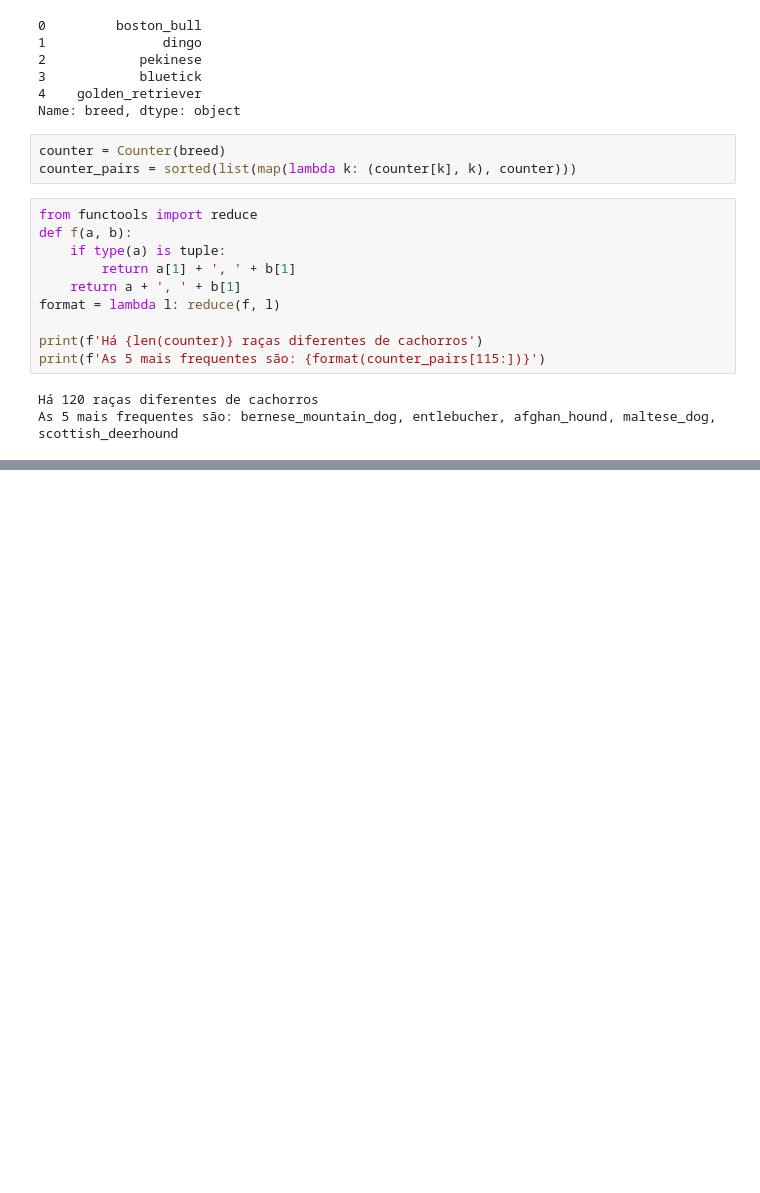
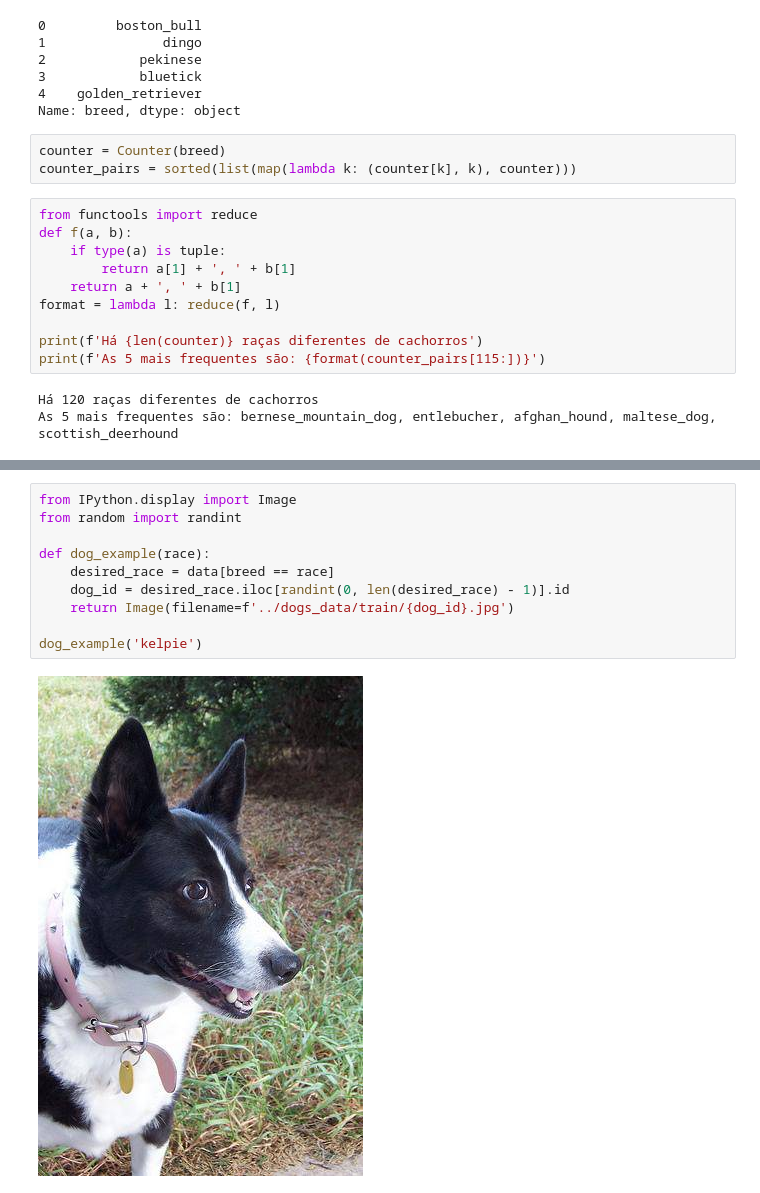
Before and after one commit to DiegoTakei/Dogs-Breed-Classification, a Jupyter notebook: DataAnalysis.ipynb, the cells around one changed output, grey strips where cells are left out. Cells and saved outputs as stored; diff of their text form; blank space fills up the shorter version.

```diff
--- a/DataAnalysis.ipynb
+++ b/DataAnalysis.ipynb
@@ -53,0 +65,12 @@ Text(0, 0.5, 'Quantidade')
+# %%
+from IPython.display import Image
+from random import randint
+
+def dog_example(race):
+    desired_race = data[breed == race]
+    dog_id = desired_race.iloc[randint(0, len(desired_race) - 1)].id
+    return Image(filename=f'../dogs_data/train/{dog_id}.jpg')
+
+dog_example('kelpie')
+# %% [output]
+[figure, added]
```
Also changed, not shown: parts of 5 cells of this notebook, 2 other files.
